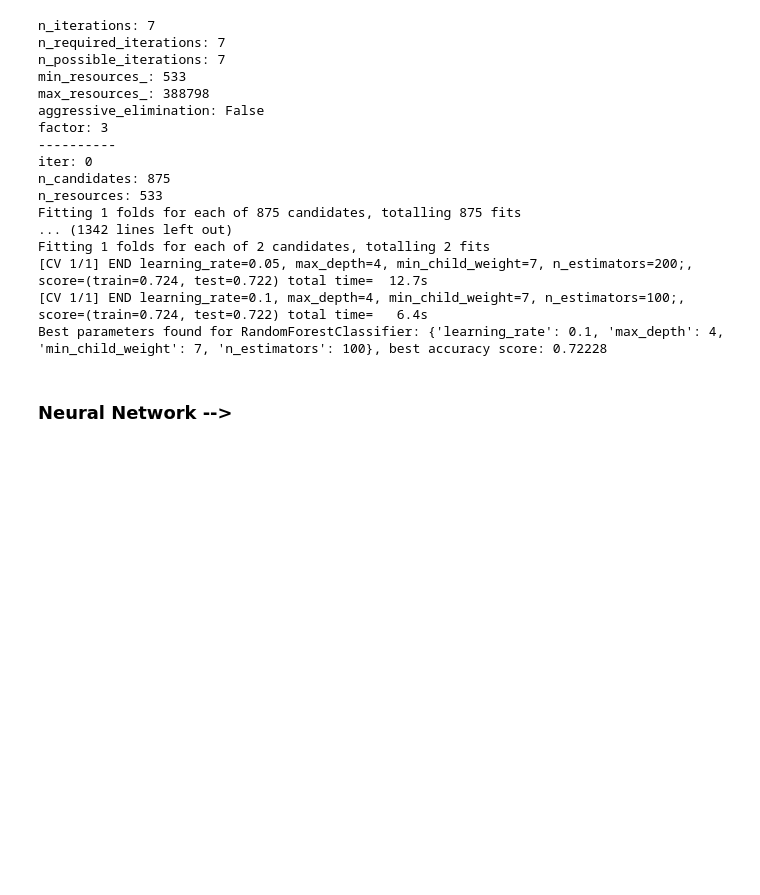
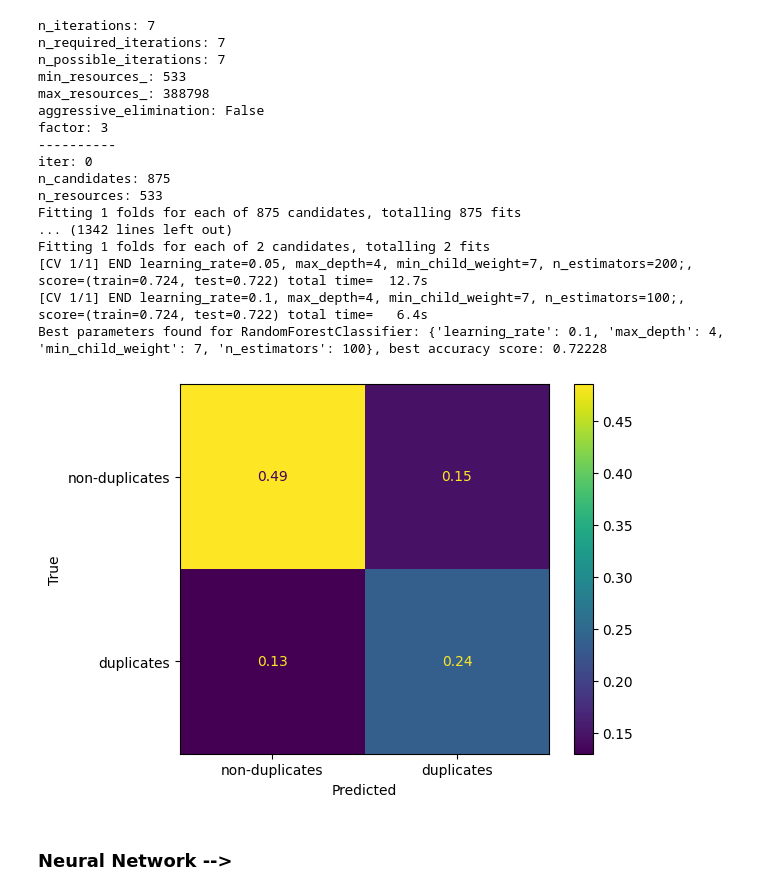
Before and after one commit to kevin-rn/Quora-Duplicate-Question, a Jupyter notebook: Quora-duplicate-question.ipynb, the cells around one changed output. Drawn from its saved outputs; the diff is of its cells as text; code cells hidden in the pictures; blank space fills up the shorter version.

```diff
--- a/Quora-duplicate-question.ipynb
+++ b/Quora-duplicate-question.ipynb
@@ -268,6 +290,11 @@ Fitting 1 folds for each of 2 candidates, totalling 2 fits
 [CV 1/1] END learning_rate=0.05, max_depth=4, min_child_weight=7, n_estimators=200;, score=(train=0.724, test=0.722) total time=  12.7s
 [CV 1/1] END learning_rate=0.1, max_depth=4, min_child_weight=7, n_estimators=100;, score=(train=0.724, test=0.722) total time=   6.4s
 Best parameters found for RandomForestClassifier: {'learning_rate': 0.1, 'max_depth': 4, 'min_child_weight': 7, 'n_estimators': 100}, best accuracy score: 0.72228
+# %%
+xgb = XGBClassifier(learning_rate=0.1, max_depth=4, min_child_weight=7, n_estimators=100)
+plot_confusionmatrix(xgb)
+# %% [output]
+[figure, added]
 # %%
 def xgb_predictions():
     xgb_train = dataframe_features('Development', readfile=True)
```
Also changed, not shown: parts of 10 cells of this notebook, 3 other files.
